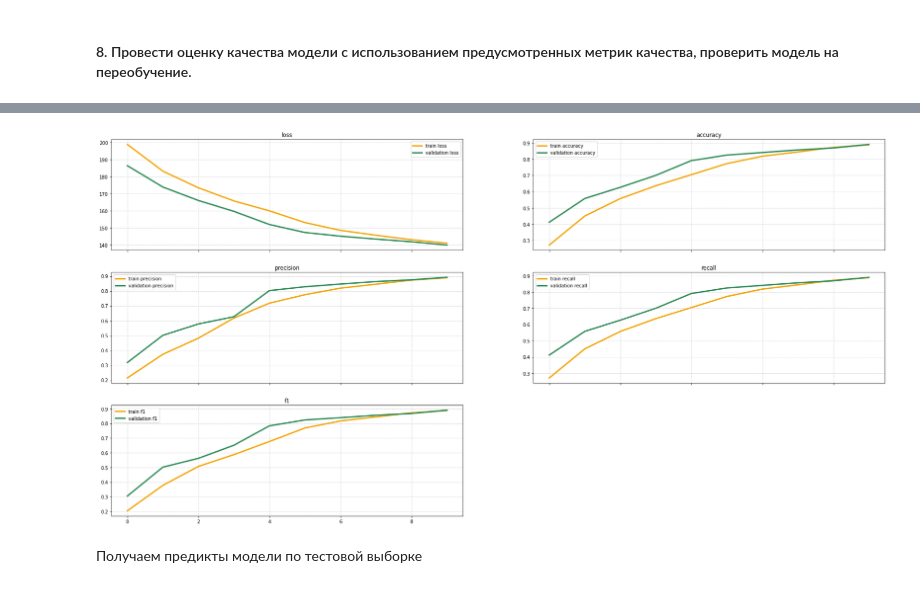
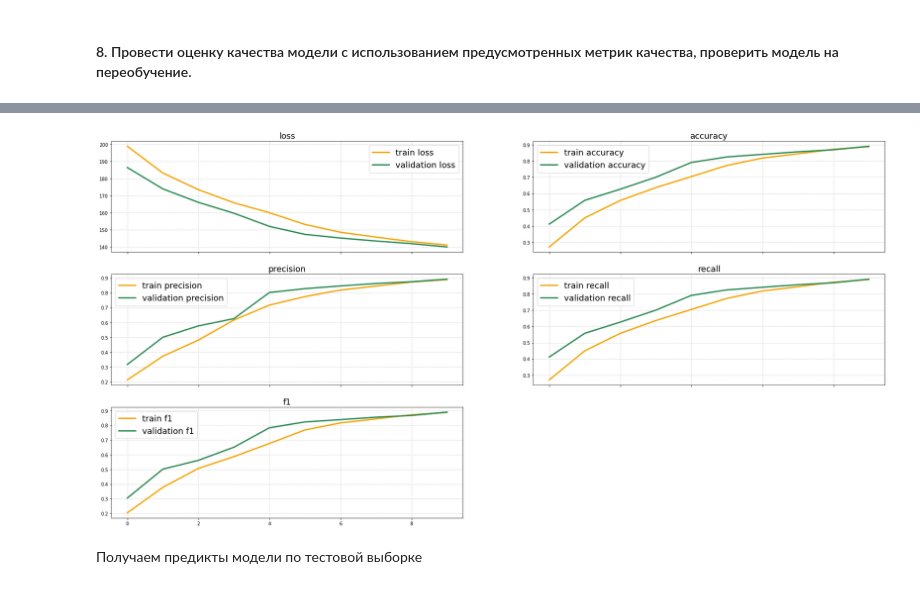
Before and after one commit to Ara-Bog/Kursovaya2, a Jupyter notebook: main.ipynb, the cells around one changed output, grey strips where cells are left out. Cells and saved outputs as stored; diff of their text form; code cells hidden in the pictures.

```diff
--- a/main.ipynb
+++ b/main.ipynb
@@ -206,7 +208,7 @@ def plot_metric(result_df, type_="loss", ax_flag=None,
         color="#2E8B57",
         linewidth = 3)
     if title:
-        ax.set_title(type_)
+        ax.set_title(type_, fontsize=fontsize)
     ax.legend(handles=[plt1, plt2], fontsize=fontsize)
 
     if show_xlabel:
@@ -441,7 +444,7 @@ result = train_model(model, train_loader, valid_loader, optimizer, criterion)
 # %%
-plot_metrics(result, figsize=(30, 15))
+plot_metrics(result, figsize=(30, 15), fontsize=18)
 # %% [output]
-[figure, old version]
+[figure, new version]
 # %% [markdown]
 Получаем предикты модели по тестовой выборке
 # %%
```
Also changed, not shown: parts of 18 cells of this notebook.
